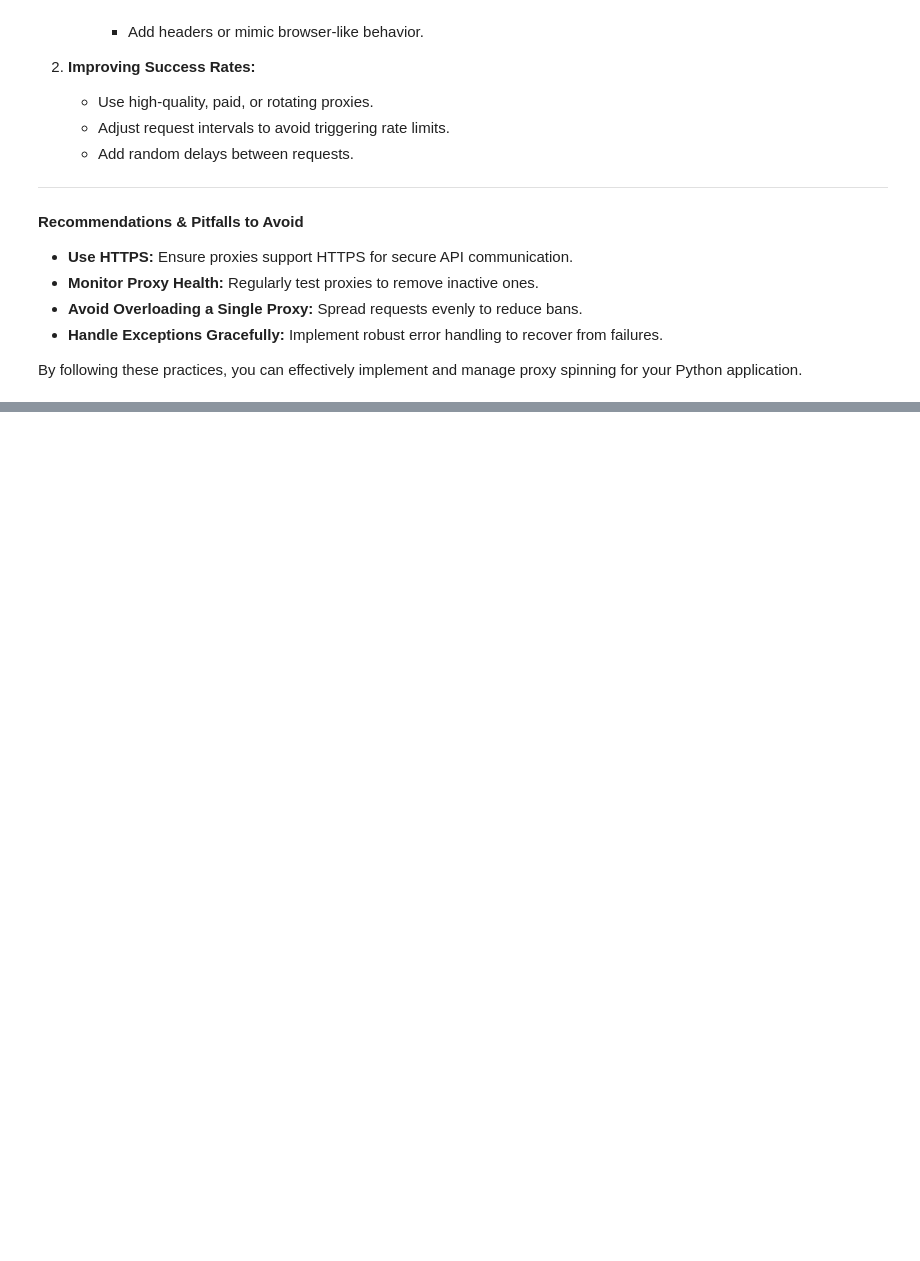
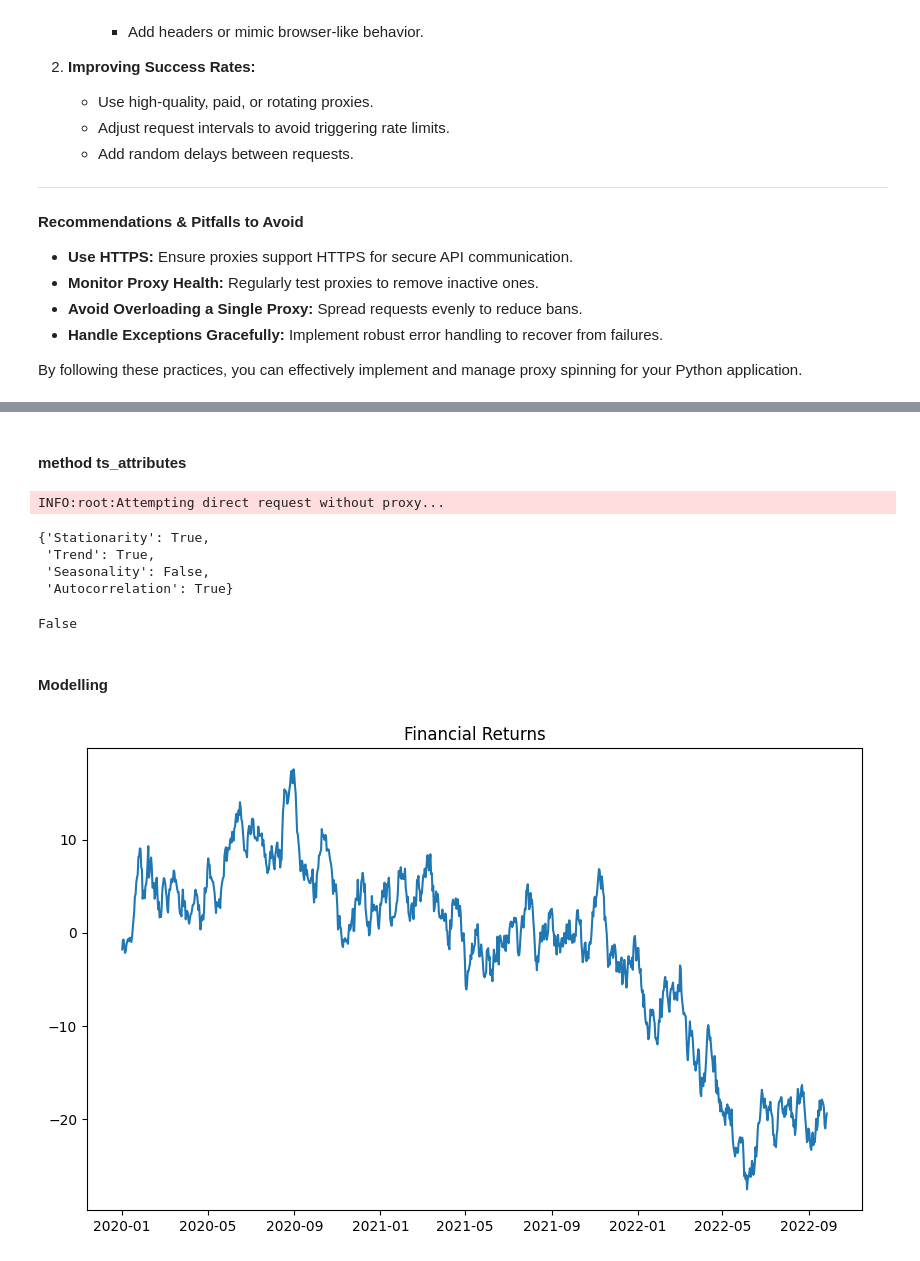
Before and after one commit to JackronyK/Intelligent-Trading-solution, a Jupyter notebook: ITS Work Space.ipynb, the cells around one changed output, grey strips where cells are left out. Saved outputs shown, nothing was run; the diff lists cells and outputs as text; code cells hidden in the pictures; blank space fills up the shorter version.

```diff
--- a/ITS Work Space.ipynb
+++ b/ITS Work Space.ipynb
@@ -1029,0 +1021,2 @@ Error with proxy http://216.229.112.25:8080: HTTPSConnectionPool(host='example.c
+# %% [markdown]
+#### method ts_attributes
@@ -1029,0 +1029,37 @@ Error with proxy http://216.229.112.25:8080: HTTPSConnectionPool(host='example.c
+# %%
+res = dp.ts_attributes()
+# %% [output]
+INFO:root:Attempting direct request without proxy...
+# %%
+res
+# %% [output]
+{'Stationarity': True,
+ 'Trend': True,
+ 'Seasonality': False,
+ 'Autocorrelation': True}
+# %%
+pbsl = 0.05
+pbsl < 0.01
+# %% [output]
+False
+# %% [markdown]
+#### Modelling
+# %%
+import numpy as np
+import pandas as pd
+import matplotlib.pyplot as plt
+
+n= 1000
+dates = pd.date_range(start='2020-01-01', periods=n, freq='D')
+returns = np.random.normal(loc=0, scale=1, size=n).cumsum()
+
+data = pd.Series(returns, index=dates)
+data.name = 'Returns'
+
+# plotting the data
+plt.figure(figsize=(10, 6))
+plt.plot(data)
+plt.title("Financial Returns")
+plt.show()
+# %% [output]
+[figure, added]
```
Also changed, not shown: parts of 121 cells of this notebook, 4 other files.
